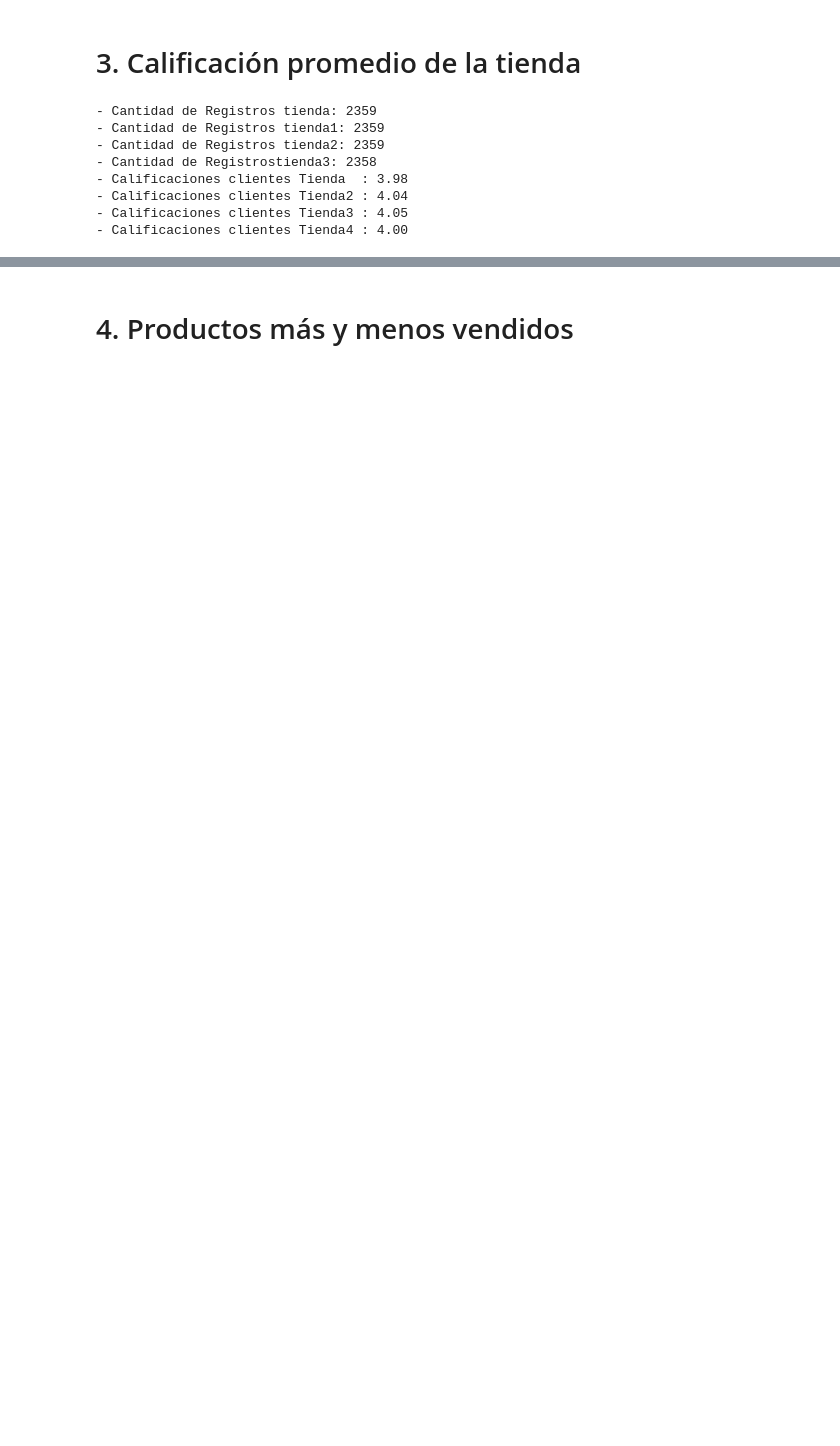
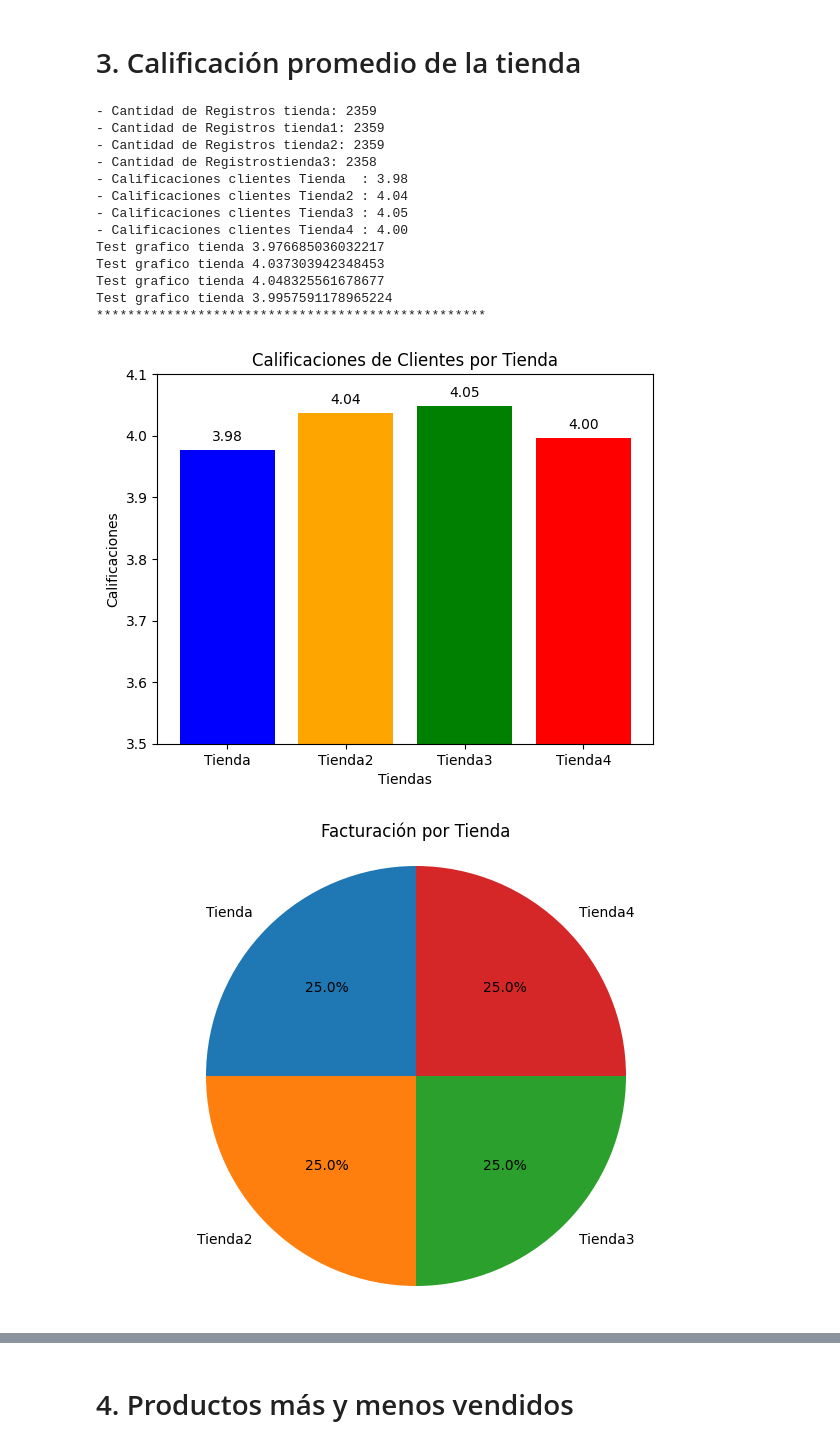
Before and after one commit to clopezv/alura-challenge-14-04-2025, a Jupyter notebook: AluraStoreLatam.ipynb, the cells around one changed output, grey strips where cells are left out. Saved outputs shown, nothing was run; the diff lists cells and outputs as text; code cells hidden in the pictures; blank space fills up the shorter version.

```diff
--- a/AluraStoreLatam.ipynb
+++ b/AluraStoreLatam.ipynb
@@ -139,30 +412,100 @@ url4 = "https://raw.githubusercontent.com/alura-es-cursos/challenge1-data-scienc
 
 tienda = pd.read_csv(url)
 tienda2 = pd.read_csv(url2)
 tienda3 = pd.read_csv(url3)
 tienda4 = pd.read_csv(url4)
 tienda.head()
 calificacion_clientes = format(tienda['Calificación'].sum() + tienda2['Calificación'].sum() + tienda3['Calificación'].sum() + tienda4['Calificación'].sum(), ",")
 
 cantidad_calif_tienda = tienda.shape[0]
 cantidad_calif_tienda2 = tienda2.shape[0]
 cantidad_calif_tienda3 = tienda3.shape[0]
 cantidad_calif_tienda4 = tienda4.shape[0]
+
+
+
 print(f"- Cantidad de Registros tienda: {cantidad_calif_tienda}")
 print(f"- Cantidad de Registros tienda1: {cantidad_calif_tienda2}")
 print(f"- Cantidad de Registros tienda2: {cantidad_calif_tienda3}")
 print(f"- Cantidad de Registrostienda3: {cantidad_calif_tienda4}")
 
 print(f"- Calificaciones clientes Tienda  : {tienda['Calificación'].sum()/cantidad_calif_tienda:.2f}")
 print(f"- Calificaciones clientes Tienda2 : {tienda2['Calificación'].sum()/cantidad_calif_tienda2:.2f}")
 print(f"- Calificaciones clientes Tienda3 : {tienda3['Calificación'].sum()/cantidad_calif_tienda3:.2f}")
 print(f"- Calificaciones clientes Tienda4 : {tienda4['Calificación'].sum()/cantidad_calif_tienda4:.2f}")
+
+Graf_tienda = tienda['Calificación'].sum()/cantidad_calif_tienda
+Graf_tienda2 = tienda2['Calificación'].sum()/cantidad_calif_tienda2
+Graf_tienda3 = tienda3['Calificación'].sum()/cantidad_calif_tienda3
+Graf_tienda4 = tienda4['Calificación'].sum()/cantidad_calif_tienda4
+
+
+print("*" * 50)
+
+# Datos
+tiendas = ['Tienda', 'Tienda2', 'Tienda3', 'Tienda4']
+calificacion = [Graf_tienda, Graf_tienda2, Graf_tienda3, Graf_tienda4]
+#facturacion = [1150880400, 1116343500, 1098019600, 1038375700]
+plt.bar(tiendas, calificacion, color=['blue', 'orange', 'green', 'red'])
+
+# Personalizar el gráfico
+plt.title('Calificaciones de Clientes por Tienda')
+plt.xlabel('Tiendas')
+plt.ylabel('Calificaciones')
+plt.ylim(3.5, 4.1)  # Ajustar el rango del eje y
+
+for i, v in enumerate(calificacion):
+    plt.text(i, v + 0.01, f'{v:.2f}', ha='center', va='bottom')  # Ajustar la posición del texto
+
+# Mostrar el gráfico
+plt.show()
+
+# Datos
+tiendas = ['Tienda', 'Tienda2', 'Tienda3', 'Tienda4']
+calificacion = [Graf_tienda, Graf_tienda2, Graf_tienda3, Graf_tienda4]
+
+# Crear el gráfico de pastel
+plt.figure(figsize=(8, 6))
+plt.pie(facturacion, labels=tiendas, autopct='%1.1f%%', startangle=90)
+plt.title('Facturación por Tienda')
+plt.axis('equal')  # Para que el pastel sea un círculo
+plt.show()
+
+
+# Datos
+tiendas = ['Tienda', 'Tienda2', 'Tienda3', 'Tienda4']
+calificacion = [Graf_tienda, Graf_tienda2, Graf_tienda3, Graf_tienda4]
+
+# Crear el gráfico de líneas
+plt.figure(figsize=(8, 6))
+plt.plot(tiendas, calificacion, marker='o', linestyle='-', color='b')
+
+# Personalizar el gráfico
+plt.title('Calificaciones de Clientes por Tienda')
+plt.xlabel('Tiendas')
+plt.ylabel('Calificaciones')
+plt.ylim(3.5, 4.1)  # Ajustar el rango del eje y
+
+# Añadir los valores en los puntos
+for i, v in enumerate(calificacion):
+    plt.text(i, v + 0.01, f'{v:.2f}', ha='center', va='bottom')
+
+# Mostrar el gráfico
+plt.grid()  # Añadir una cuadrícula
+plt.show()
 # %% [output]
 - Cantidad de Registros tienda: 2359
 - Cantidad de Registros tienda1: 2359
 - Cantidad de Registros tienda2: 2359
 - Cantidad de Registrostienda3: 2358
 - Calificaciones clientes Tienda  : 3.98
 - Calificaciones clientes Tienda2 : 4.04
 - Calificaciones clientes Tienda3 : 4.05
 - Calificaciones clientes Tienda4 : 4.00
+Test grafico tienda 3.976685036032217
+Test grafico tienda 4.037303942348453
+Test grafico tienda 4.048325561678677
+Test grafico tienda 3.9957591178965224
+**************************************************
+[figure, added]
+[figure, added]
```
Also changed, not shown: parts of 7 cells of this notebook.
